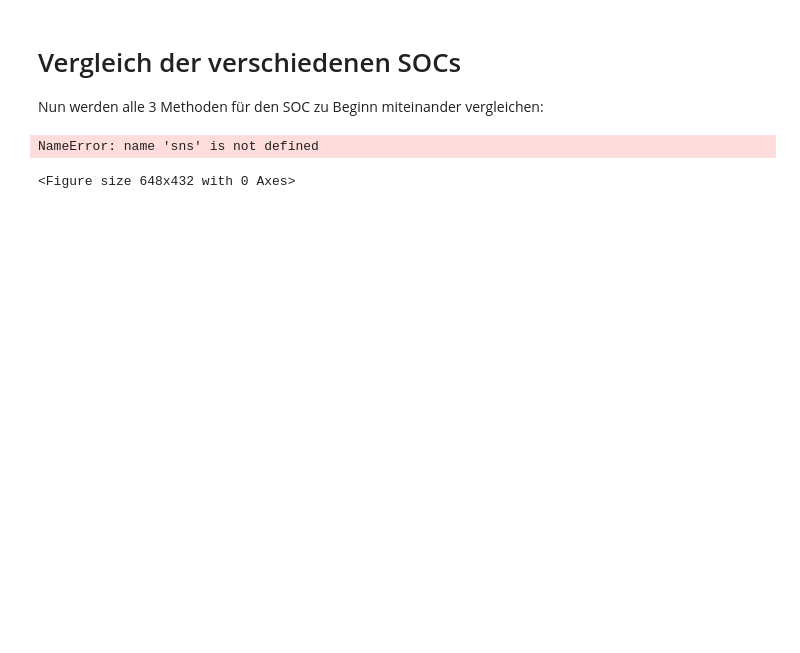
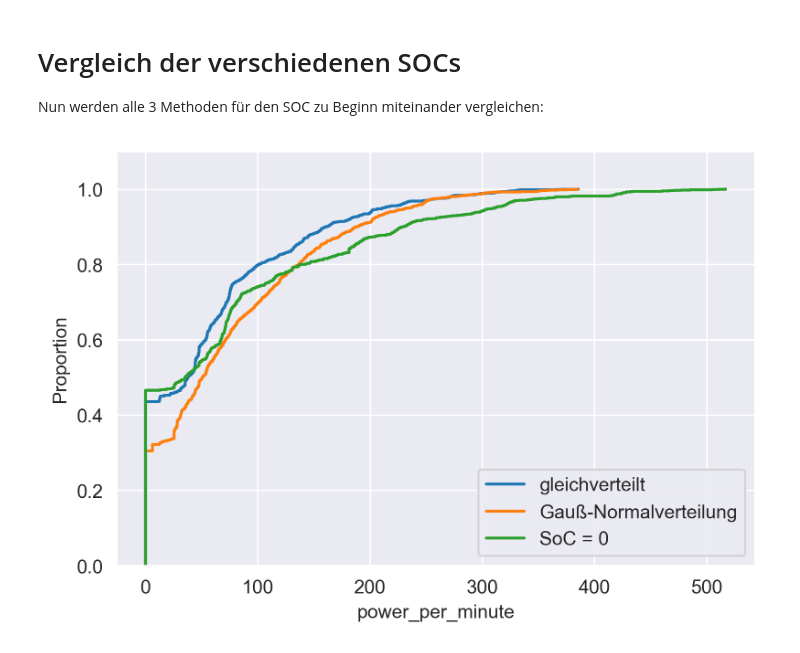
Before and after one commit to Jones133D/BA_EV-Ladeverhalten, a Jupyter notebook: SoC_begin.ipynb, the cells around one changed output. Drawn from its saved outputs; the diff is of its cells as text; code cells hidden in the pictures; blank space fills up the shorter version.

```diff
--- a/SoC_begin.ipynb
+++ b/SoC_begin.ipynb
@@ -265,15 +265,14 @@ Nun werden alle 3 Methoden für den SOC zu Beginn miteinander vergleichen:
 # %%
 #%matplotlib qt5
 plt.figure(dpi=300)
-plt.figure(figsize=(9, 6))
+#plt.figure(figsize=(9, 6))
 
 sns.ecdfplot(data=df_results_returned_equally_distributed, x="power_per_minute", label="gleichverteilt")
 sns.ecdfplot(data=df_results_returned_gauss, x="power_per_minute", label = "Gauß-Normalverteilung")
 sns.ecdfplot(data=df_results_returned_SOC_empty, x="power_per_minute", label = "SoC = 0")
 
 plt.ylim(0, 1.1)
 plt.legend()
 plt.show()
 # %% [output]
-NameError: name 'sns' is not defined
-<Figure size 648x432 with 0 Axes>
+[figure, added]
```
Also changed, not shown: parts of 11 cells of this notebook, 4 other files.
